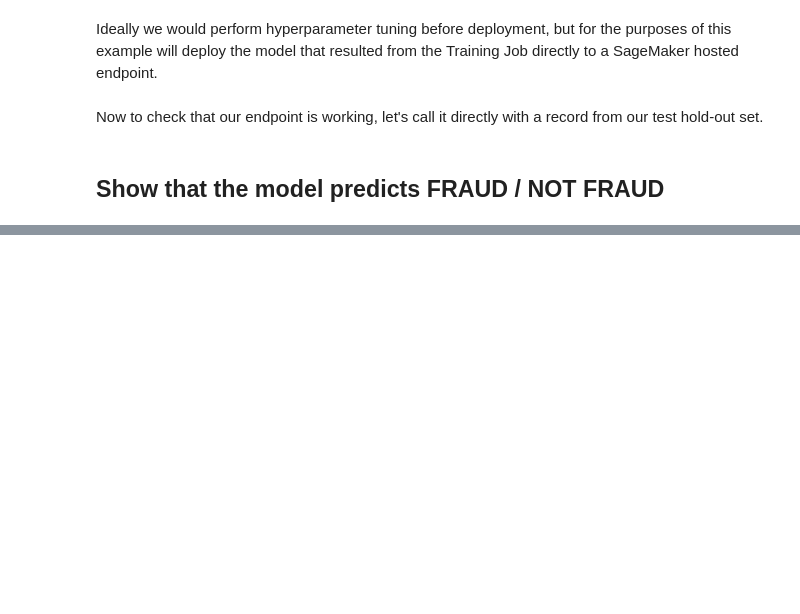
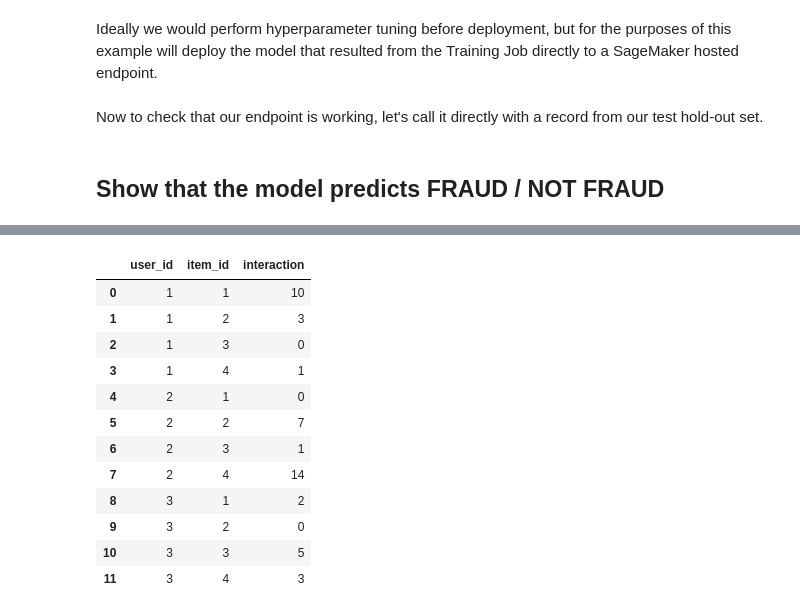
Before and after one commit to cyberbeam524/cautious-parakeet, a Jupyter notebook: notebooks/3_train_and_deploy_model.ipynb, the cells around one changed output, grey strips where cells are left out. Saved outputs shown, nothing was run; the diff lists cells and outputs as text; code cells hidden in the pictures; blank space fills up the shorter version.

```diff
--- a/notebooks/3_train_and_deploy_model.ipynb
+++ b/notebooks/3_train_and_deploy_model.ipynb
@@ -192,0 +341,16 @@ ValueError: Expecting 's3' scheme, got:  in ./data.
+# %%
+load_data("../data/train_clicks.csv")
+# %% [output]
+|  | user_id | item_id | interaction |
+| 0 | 1 | 1 | 10 |
+| 1 | 1 | 2 | 3 |
+| 2 | 1 | 3 | 0 |
+| 3 | 1 | 4 | 1 |
+| 4 | 2 | 1 | 0 |
+| 5 | 2 | 2 | 7 |
+| 6 | 2 | 3 | 1 |
+| 7 | 2 | 4 | 14 |
+| 8 | 3 | 1 | 2 |
+| 9 | 3 | 2 | 0 |
+| 10 | 3 | 3 | 5 |
+| 11 | 3 | 4 | 3 |
```
Also changed, not shown: parts of 6 cells of this notebook, 4 other files.
